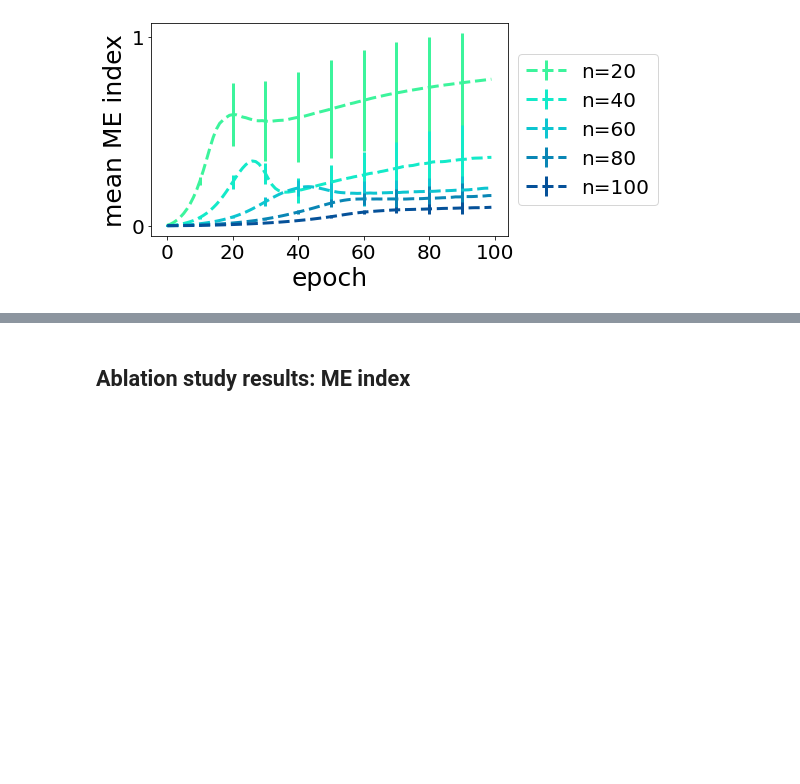
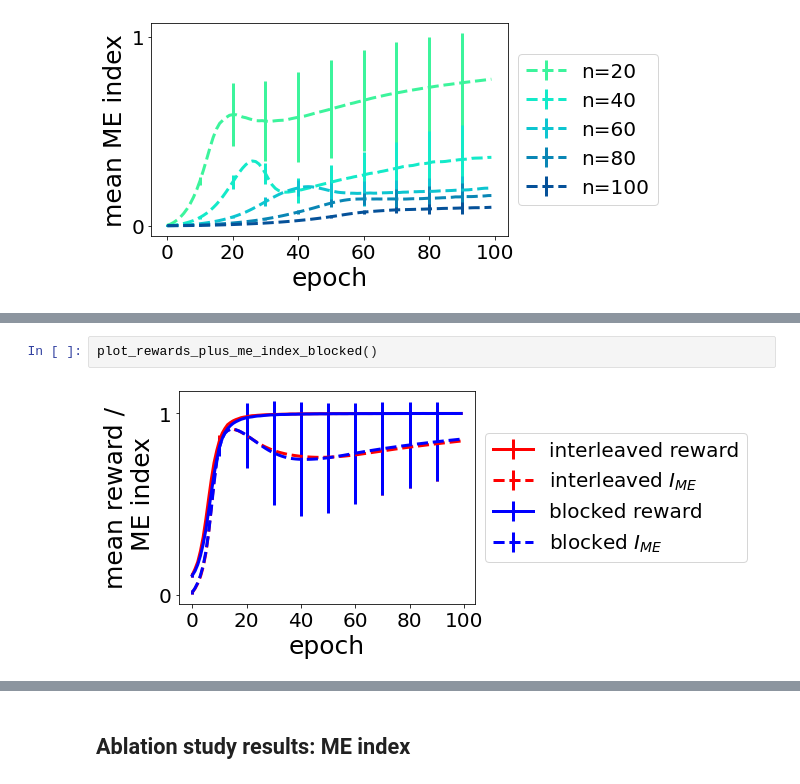
Before and after one commit to alv1nn/bilingual_agents_me_bias, a Jupyter notebook: ME_bias/plot_ME_bias_bilingual.ipynb, the cells around one changed output, grey strips where cells are left out. Saved outputs shown, nothing was run; the diff lists cells and outputs as text; blank space fills up the shorter version.

```diff
--- a/ME_bias/plot_ME_bias_bilingual.ipynb
+++ b/ME_bias/plot_ME_bias_bilingual.ipynb
@@ -184,0 +190,4 @@ plot_rewards_plus_me_index_single_agent()
+# %%
+plot_rewards_plus_me_index_blocked()
+# %% [output]
+[figure, added]
```
Also changed, not shown: parts of 6 cells of this notebook, 1 other file.
